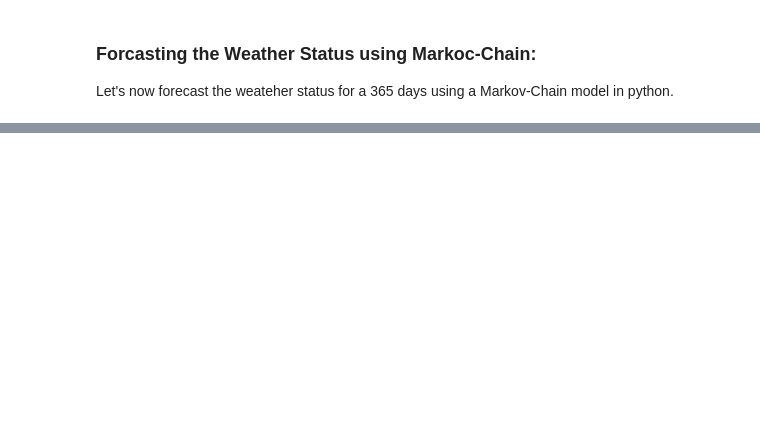
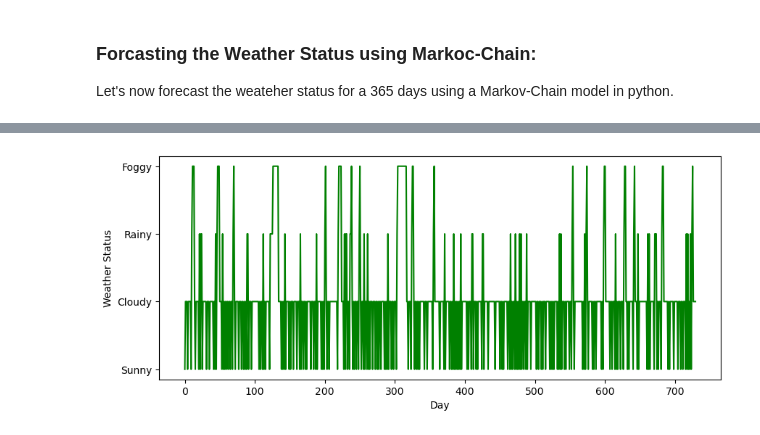
Before and after one commit to amaliahm/modeling_and_simulation_labs, a Jupyter notebook: ModSim_Lab6/ModSim_Lab6.ipynb, the cells around one changed output, grey strips where cells are left out. Cells and saved outputs as stored; diff of their text form; code cells hidden in the pictures; blank space fills up the shorter version.

```diff
--- a/ModSim_Lab6/ModSim_Lab6.ipynb
+++ b/ModSim_Lab6/ModSim_Lab6.ipynb
@@ -236,0 +252,17 @@ We want to model a more complex weather status of a given town. The graph transi
+# %%
+import numpy as np
+import random as rm
+import time
+
+# Let's define the statespace
+states = ["Sunny","Rainy","Foggy","Cloudy"]
+
+
+
+# Probabilities matrix (transition matrix)
+transitionMatrix = np.array([[0, 1/4,0,3/4],
+                             [1/8, 5/8,1/4,0],
+                             [0,2/3,0,1/3],
+                             [1/2,0,1/6,1/3]
+                            ])
+print(transitionMatrix)
@@ -236,0 +301,73 @@ We want to model a more complex weather status of a given town. The graph transi
+# %%
+# Possible sequences of events
+transitionName = [["SS","SR","SF","SC"],["RR","RS","RF","RC"],["FF","FR","FS","FC"],["CC","CF","CR","CS"]]
+
+
+# A functions which implements the Markov model to forecast the weather
+def weatherForecast(days):
+    # start by default from a randomly init states otherwise. specify it in the calling function
+    init=rm.choice(states)
+    weatherList=[]
+    weatherToday = init
+    i = 0
+    print("Starting weather: ",weatherToday)
+    while i < days:
+        if weatherToday == "Sunny":
+            change = np.random.choice(transitionName[0],p=transitionMatrix[0])
+            if change == "SS":
+                pass
+            elif change=="SR":
+                weatherToday = "Rainy"
+            elif change=="SC":
+                weatherToday = "Cloudy"
+            else :
+                pass
+        elif weatherToday == "Rainy":
+            change = np.random.choice(transitionName[1],p=transitionMatrix[1])
+            if change == "RR":
+                pass
+            elif change=="RS":
+                weatherToday = "Sunny"
+            elif change=="RF":
+                weatherToday = "Foggy"
+            else :
+                pass
+        elif weatherToday == "Foggy":
+            change = np.random.choice(transitionName[2],p=transitionMatrix[2])
+            if change == "FF":
+                pass
+            elif change=="FS":
+                weatherToday = "Sunny"
+            elif change=="FC":
+                weatherToday = "Cloudy"
+            else :
+                pass
+        elif weatherToday == "Cloudy":
+            change = np.random.choice(transitionName[3],p=transitionMatrix[3])
+            if change == "CC":
+                pass
+            elif change=="CS":
+                weatherToday = "Sunny"
+            elif change=="CF":
+                weatherToday = "Foggy"
+            else :
+                pass
+
+        weatherList.append(weatherToday)
+        i += 1
+
+
+    return  weatherList
+
+
+# We forecast the weather for 365 days
+NbrOfDays=365*2
+
+weatherStates  =weatherForecast(NbrOfDays)
+
+
+plt.figure(figsize=(10,4))
+plt.plot(weatherStates, color='g')
+plt.xlabel('Day')
+plt.ylabel('Weather Status')
+# %% [output]
@@ -236,0 +376 @@ We want to model a more complex weather status of a given town. The graph transi
+[figure, added]
```
Also changed, not shown: parts of 18 cells of this notebook.
